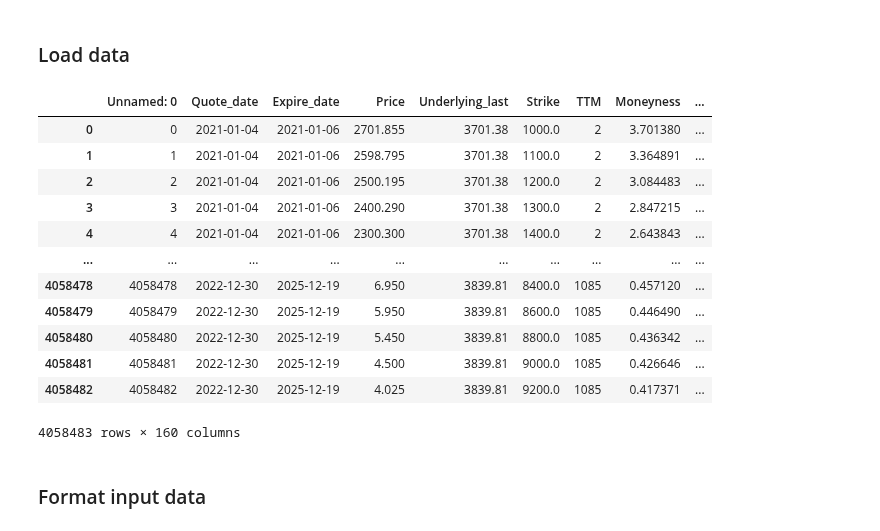
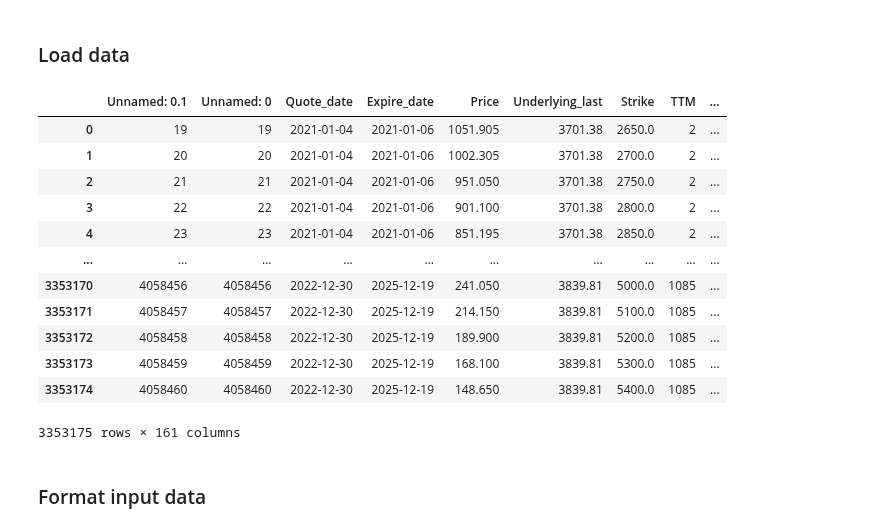
Before and after one commit to erlend-rygg/deep-learning-for-option-pricing, a Jupyter notebook: LSTM-MLP_notebooks/LSTM-MLP.ipynb, the cells around one changed output. Drawn from its saved outputs; the diff is of its cells as text; code cells hidden in the pictures.

```diff
--- a/LSTM-MLP_notebooks/LSTM-MLP.ipynb
+++ b/LSTM-MLP_notebooks/LSTM-MLP.ipynb
@@ -61,47 +61,47 @@ if google_colab:
 
     from psutil import virtual_memory
     ram_gb = virtual_memory().total / 1e9
     print('Your runtime has {:.1f} gigabytes of available RAM\n'.format(ram_gb))
 
     if ram_gb < 20:
         print('Not using a high-RAM runtime')
     else:
         print('You are using a high-RAM runtime!')
 
     # Code to read csv file into Colaboratory:
     !pip install -U -q PyDrive
     from pydrive.auth import GoogleAuth
     from pydrive.drive import GoogleDrive
     from google.colab import auth
     from oauth2client.client import GoogleCredentials
     # Authenticate and create the PyDrive client.
     auth.authenticate_user()
     gauth = GoogleAuth()
     gauth.credentials = GoogleCredentials.get_application_default()
     drive = GoogleDrive(gauth)
     id = "1tSZeYgiZh_gL6CKUYufNlb1C6X4vODY3"
     downloaded = drive.CreateFile({'id':id})
     downloaded.GetContentFile('2021_2022.csv')
     df_read = pd.read_csv('2021_2022.csv')
 else:
-    file = "../data/processed_data/2021_2022.csv"
+    file = "../data/processed_data/2021_2022_just_moneyness.csv"
     df_read = pd.read_csv(file)
 
 display(df_read)
 # %% [output]
-|  | Unnamed: 0 | Quote_date | Expire_date | Price | Underlying_last | Strike | TTM | Moneyness | ... |
-| 0 | 0 | 2021-01-04 | 2021-01-06 | 2701.855 | 3701.38 | 1000.0 | 2 | 3.701380 | ... |
-| 1 | 1 | 2021-01-04 | 2021-01-06 | 2598.795 | 3701.38 | 1100.0 | 2 | 3.364891 | ... |
-| 2 | 2 | 2021-01-04 | 2021-01-06 | 2500.195 | 3701.38 | 1200.0 | 2 | 3.084483 | ... |
-| 3 | 3 | 2021-01-04 | 2021-01-06 | 2400.290 | 3701.38 | 1300.0 | 2 | 2.847215 | ... |
-| 4 | 4 | 2021-01-04 | 2021-01-06 | 2300.300 | 3701.38 | 1400.0 | 2 | 2.643843 | ... |
+|  | Unnamed: 0.1 | Unnamed: 0 | Quote_date | Expire_date | Price | Underlying_last | Strike | TTM | ... |
+| 0 | 19 | 19 | 2021-01-04 | 2021-01-06 | 1051.905 | 3701.38 | 2650.0 | 2 | ... |
+| 1 | 20 | 20 | 2021-01-04 | 2021-01-06 | 1002.305 | 3701.38 | 2700.0 | 2 | ... |
+| 2 | 21 | 21 | 2021-01-04 | 2021-01-06 | 951.050 | 3701.38 | 2750.0 | 2 | ... |
+| 3 | 22 | 22 | 2021-01-04 | 2021-01-06 | 901.100 | 3701.38 | 2800.0 | 2 | ... |
+| 4 | 23 | 23 | 2021-01-04 | 2021-01-06 | 851.195 | 3701.38 | 2850.0 | 2 | ... |
 | ... | ... | ... | ... | ... | ... | ... | ... | ... | ... |
-| 4058478 | 4058478 | 2022-12-30 | 2025-12-19 | 6.950 | 3839.81 | 8400.0 | 1085 | 0.457120 | ... |
-| 4058479 | 4058479 | 2022-12-30 | 2025-12-19 | 5.950 | 3839.81 | 8600.0 | 1085 | 0.446490 | ... |
-| 4058480 | 4058480 | 2022-12-30 | 2025-12-19 | 5.450 | 3839.81 | 8800.0 | 1085 | 0.436342 | ... |
-| 4058481 | 4058481 | 2022-12-30 | 2025-12-19 | 4.500 | 3839.81 | 9000.0 | 1085 | 0.426646 | ... |
-| 4058482 | 4058482 | 2022-12-30 | 2025-12-19 | 4.025 | 3839.81 | 9200.0 | 1085 | 0.417371 | ... |
+| 3353170 | 4058456 | 4058456 | 2022-12-30 | 2025-12-19 | 241.050 | 3839.81 | 5000.0 | 1085 | ... |
+| 3353171 | 4058457 | 4058457 | 2022-12-30 | 2025-12-19 | 214.150 | 3839.81 | 5100.0 | 1085 | ... |
+| 3353172 | 4058458 | 4058458 | 2022-12-30 | 2025-12-19 | 189.900 | 3839.81 | 5200.0 | 1085 | ... |
+| 3353173 | 4058459 | 4058459 | 2022-12-30 | 2025-12-19 | 168.100 | 3839.81 | 5300.0 | 1085 | ... |
+| 3353174 | 4058460 | 4058460 | 2022-12-30 | 2025-12-19 | 148.650 | 3839.81 | 5400.0 | 1085 | ... |
-4058483 rows × 160 columns
+3353175 rows × 161 columns
 # %% [markdown]
 ### Format input data
 # %%
```
Also changed, not shown: parts of 7 cells of this notebook.
